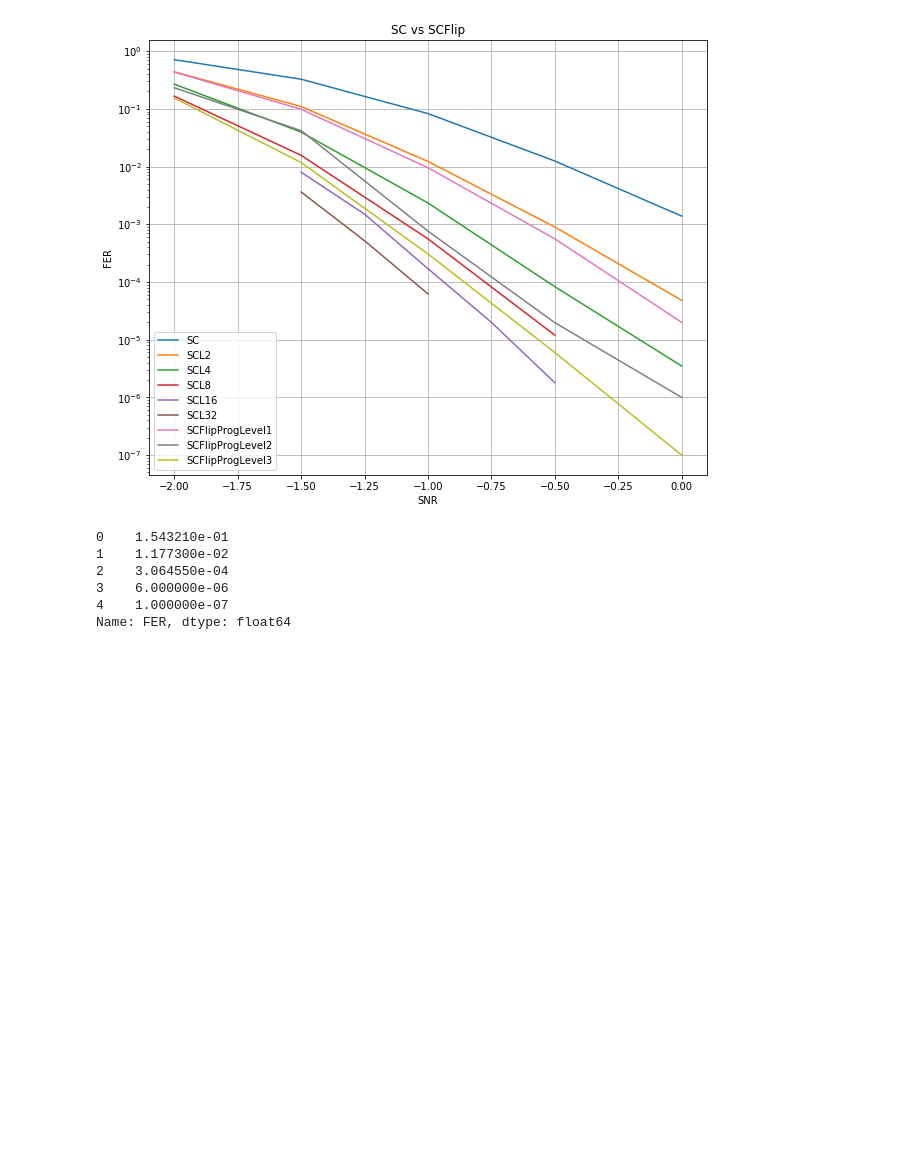
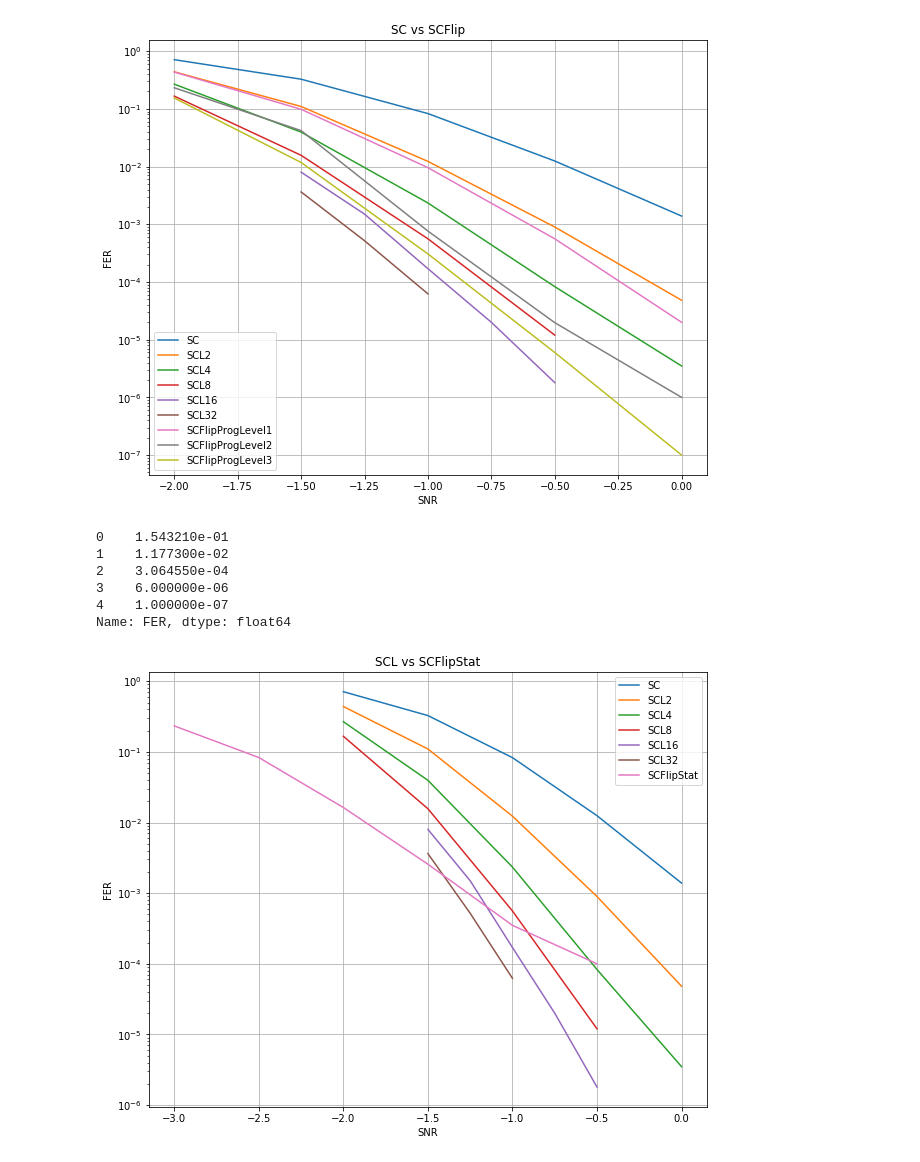
Before and after one commit to ISChetverikov/PolarCodes, a Jupyter notebook: results_plotting/PlotFerCurve.ipynb, the cells around one changed output. Saved outputs shown, nothing was run; the diff lists cells and outputs as text; code cells hidden in the pictures; blank space fills up the shorter version.

Commit message:
Results for Flip Stat

```diff
--- a/results_plotting/PlotFerCurve.ipynb
+++ b/results_plotting/PlotFerCurve.ipynb
@@ -53,3 +53,43 @@ scf3
 3    6.000000e-06
 4    1.000000e-07
 Name: FER, dtype: float64
+# %%
+import pandas as pd
+import matplotlib.pyplot as plt
+%matplotlib inline
+
+scl1_df = pd.read_csv("..//results//SCL1.results", skipinitialspace=True, sep=',', comment='#')
+scl2_df = pd.read_csv("..//results//SCL2.results", skipinitialspace=True, sep=',', comment='#')
+scl4_df = pd.read_csv("..//results//SCL4.results", skipinitialspace=True, sep=',', comment='#')
+scl8_df = pd.read_csv("..//results//SCL8.results", skipinitialspace=True, sep=',', comment='#')
+scl16_df = pd.read_csv("..//results//SCL16.results", skipinitialspace=True, sep=',', comment='#')
+scl32_df = pd.read_csv("..//results//SCL32.results", skipinitialspace=True, sep=',', comment='#')
+scf_df = pd.read_csv("..//results//test6.results", skipinitialspace=True, sep=',', comment='#')
+
+snr = scl1_df['SNR']
+scl1 = scl1_df['FER']
+scl2 = scl2_df['FER']
+scl4 = scl4_df['FER']
+scl8 = scl8_df['FER']
+snr_l8 = scl8_df['SNR']
+
+scl16 = scl16_df['FER']
+snr_l16 = scl16_df['SNR']
+
+scl32 = scl32_df['FER']
+snr_l32 = scl32_df['SNR']
+
+scf = scf_df['FER']
+snr_f = scf_df['SNR']
+
+plt.figure(figsize=(10,8))
+plt.plot(snr, scl1, snr, scl2, snr, scl4, snr_l8, scl8, snr_l16, scl16, snr_l32, scl32,snr_f, scf);
+plt.title("SCL vs SCFlipStat")
+plt.legend(["SC", "SCL2", "SCL4", "SCL8", "SCL16", "SCL32","SCFlipStat"])
+plt.xlabel("SNR")
+plt.grid(True)
+plt.ylabel("FER")
+plt.yscale('log')
+plt.savefig("SclVsScFlipStat.png");
+# %% [output]
+[figure, added]
```
Also changed, not shown: 1 other file.
